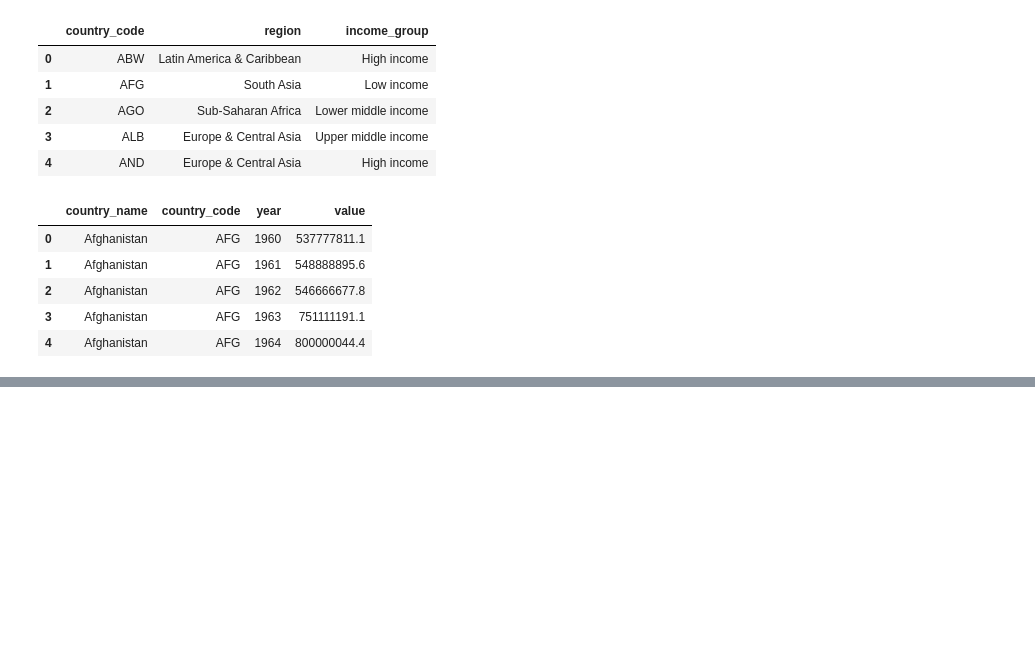
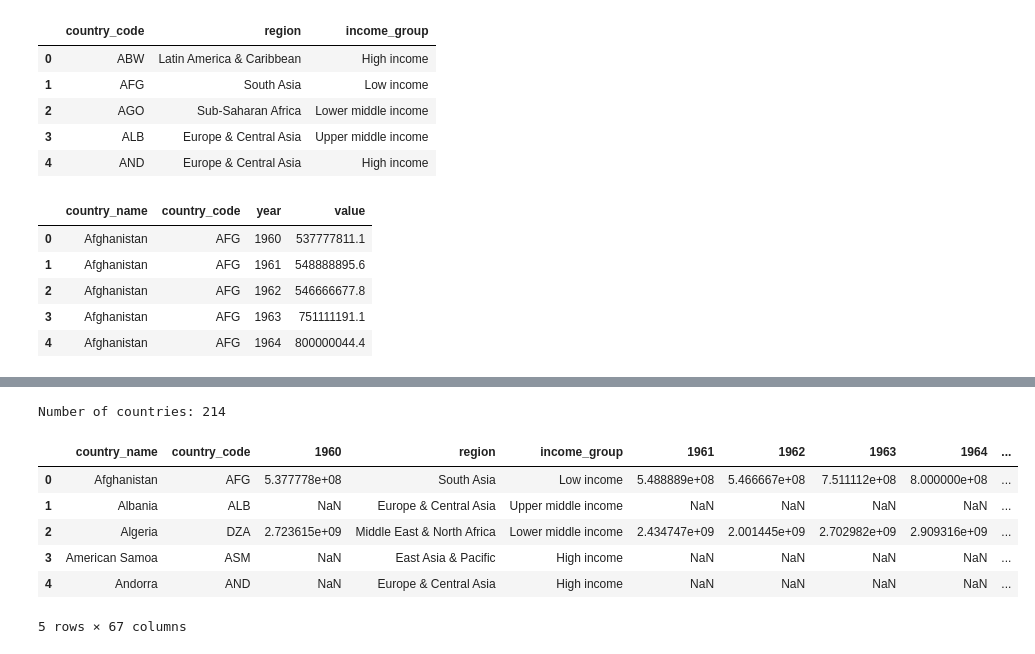
Before and after one commit to larubiano0/Parcial2-He2AI, a Jupyter notebook: GDP_script.ipynb, the cells around one changed output, grey strips where cells are left out. Saved outputs shown, nothing was run; the diff lists cells and outputs as text; code cells hidden in the pictures; blank space fills up the shorter version.

```diff
--- a/GDP_script.ipynb
+++ b/GDP_script.ipynb
@@ -55,0 +76,17 @@ gdp_data_pivot.head()
+# %%
+# Remove countries that are not countries, i.e. countries that have region NaN, reset index and print the final number of countries
+
+gdp_data_pivot = gdp_data_pivot[gdp_data_pivot['region'].notnull()]
+gdp_data_pivot.reset_index(drop=True, inplace=True)
+n = len(gdp_data_pivot)
+print("Number of countries:", n)
+gdp_data_pivot.head()
+# %% [output]
+Number of countries: 214
+|  | country_name | country_code | 1960 | region | income_group | 1961 | 1962 | 1963 | 1964 | ... |
+| 0 | Afghanistan | AFG | 5.377778e+08 | South Asia | Low income | 5.488889e+08 | 5.466667e+08 | 7.511112e+08 | 8.000000e+08 | ... |
+| 1 | Albania | ALB | NaN | Europe & Central Asia | Upper middle income | NaN | NaN | NaN | NaN | ... |
+| 2 | Algeria | DZA | 2.723615e+09 | Middle East & North Africa | Lower middle income | 2.434747e+09 | 2.001445e+09 | 2.702982e+09 | 2.909316e+09 | ... |
+| 3 | American Samoa | ASM | NaN | East Asia & Pacific | High income | NaN | NaN | NaN | NaN | ... |
+| 4 | Andorra | AND | NaN | Europe & Central Asia | High income | NaN | NaN | NaN | NaN | ... |
+5 rows × 67 columns
```
Also changed, not shown: parts of 4 cells of this notebook.
